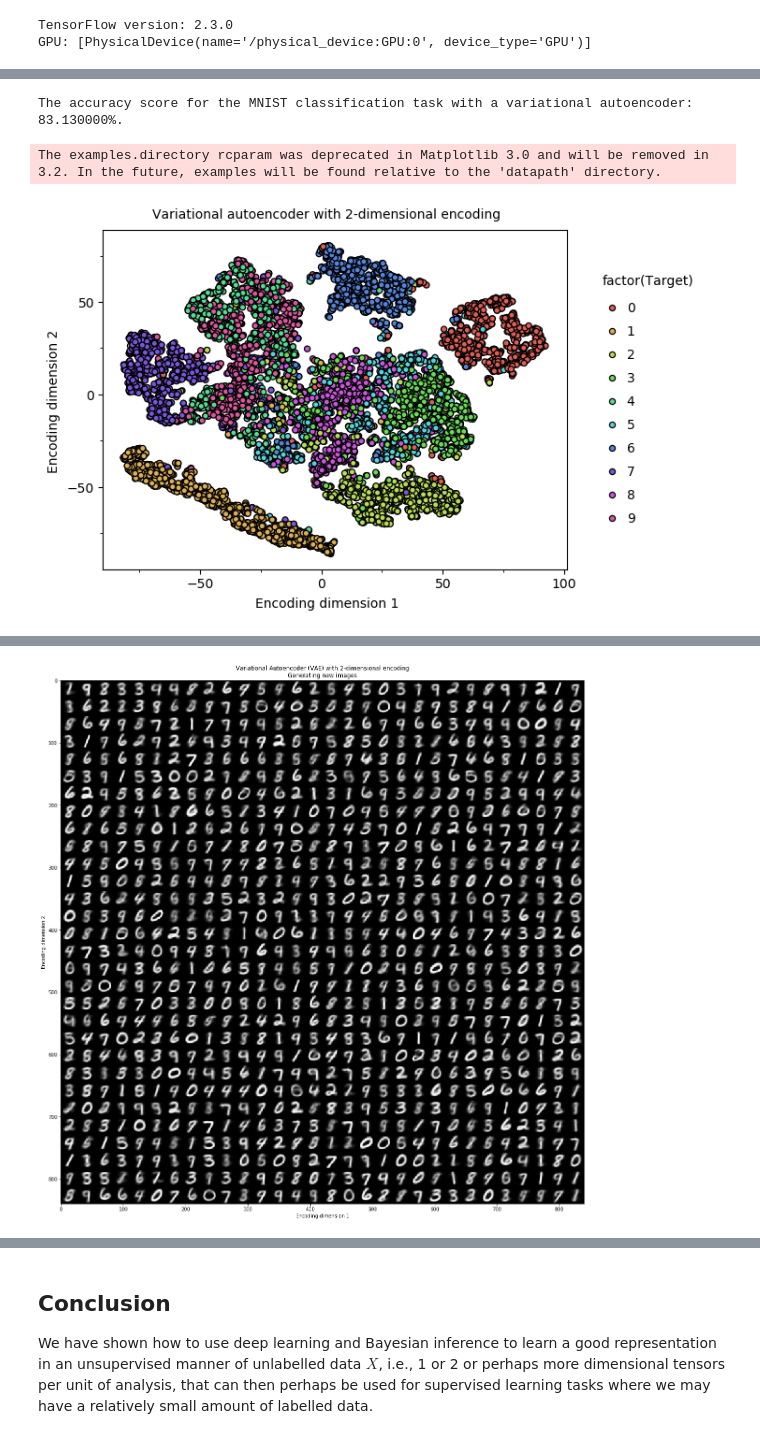
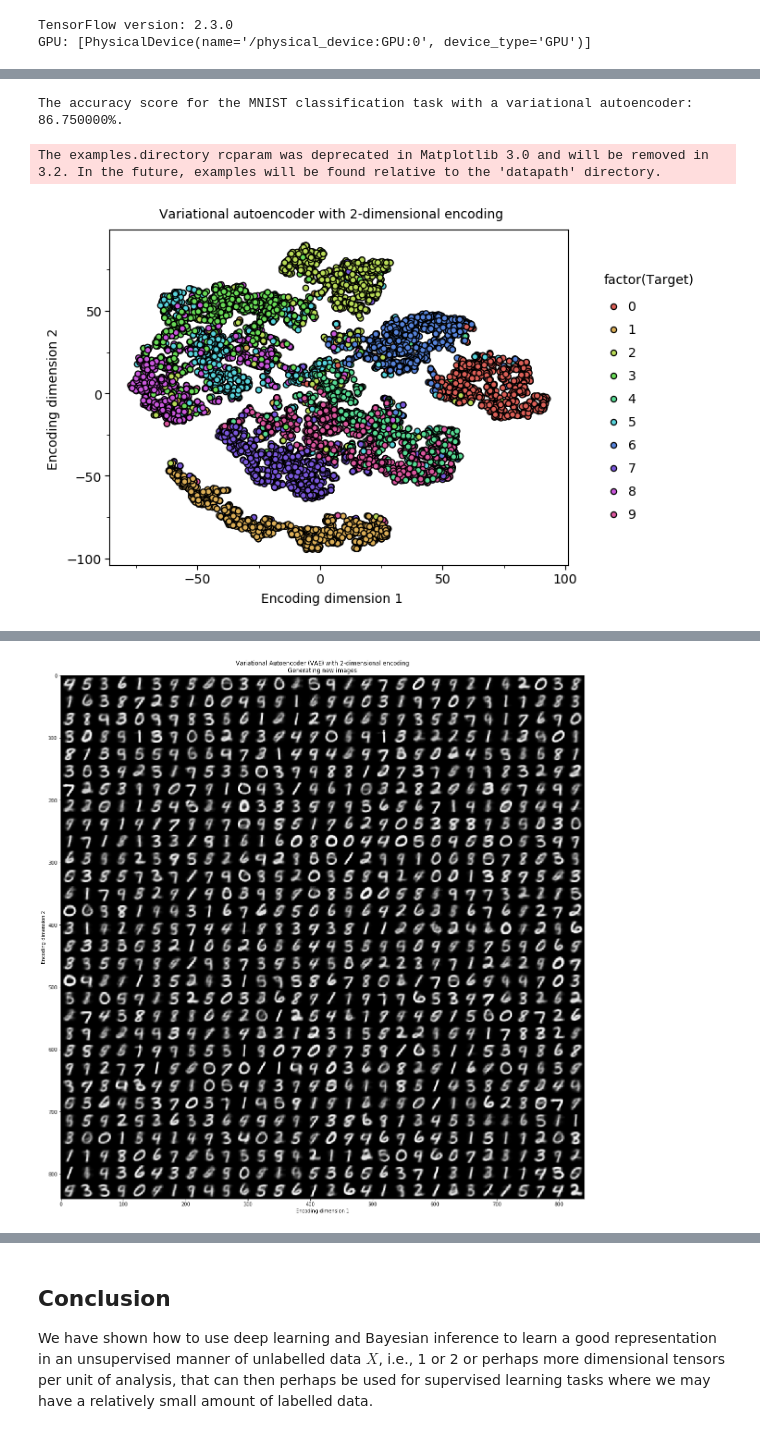
Before and after one commit to hamaadshah/autoencoders_tensorflow, a Jupyter notebook: autoencoders.ipynb, the cells around one changed output, grey strips where cells are left out. Drawn from its saved outputs; the diff is of its cells as text; code cells hidden in the pictures.

```diff
--- a/autoencoders.ipynb
+++ b/autoencoders.ipynb
@@ -1013,0 +1162,26 @@ The accuracy score for the MNIST classification task with a sequence to sequence
+# %%
+tsne = TSNE(n_components=2)
+with tf.device(device_name="/CPU:0"):
+    test_encoded_df = pd.DataFrame(
+        data=tsne.fit_transform(
+            X=tf.keras.layers.Flatten(data_format="channels_last")(
+                seq2seq_autoencoder.encoder(x_test)
+            )
+        ),
+        columns=["Encoding_1", "Encoding_2"],
+    )
+test_encoded_df["Target"] = y_test
+
+cluster_plot = (
+    plotnine.ggplot(data=test_encoded_df)
+    + plotnine.geom_point(
+        mapping=plotnine.aes(x="Encoding_1", y="Encoding_2", fill="factor(Target)"),
+        size=2,
+        color="black",
+    )
+    + plotnine.xlab(xlab="Encoding dimension 1")
+    + plotnine.ylab(ylab="Encoding dimension 2")
+    + plotnine.ggtitle(title="Seq2Seq autoencoder with 2-dimensional encoding")
+    + plotnine.theme_matplotlib()
+)
+print(cluster_plot)
@@ -1162,6 +1340,9 @@ class VariationalAutoencoder(tf.keras.Model):
         )
 
         return tf.reduce_mean(input_tensor=recon + kl)
+
+    def feature_extractor(self, x):
+        return self.mu(self.encoder(x))
 # %%
 @tf.function
 def train_step(x, truth, model):
@@ -1265,7 +1446,7 @@ pipe_variational_autoencoder = Pipeline(
 
 with tf.device(device_name="/CPU:0"):
     pipe_variational_autoencoder.fit(
-        X=variational_autoencoder.encoder(
+        X=variational_autoencoder.feature_extractor(
             sampled_x_train.reshape(
                 sampled_x_train.shape[0],
                 sampled_x_train.shape[1] * sampled_x_train.shape[2],
@@ -1275,7 +1456,7 @@ with tf.device(device_name="/CPU:0"):
     )
 
     acc_variational_autoencoder = pipe_variational_autoencoder.score(
-        X=variational_autoencoder.encoder(
+        X=variational_autoencoder.feature_extractor(
             x_test.reshape(x_test.shape[0], x_test.shape[1] * x_test.shape[2])
         ),
         y=y_test,
@@ -1286,13 +1467,13 @@ print(
     % (acc_variational_autoencoder * 100)
 )
 # %% [output]
-The accuracy score for the MNIST classification task with a variational autoencoder: 83.130000%.
+The accuracy score for the MNIST classification task with a variational autoencoder: 86.750000%.
 # %%
 tsne = TSNE(n_components=2)
 with tf.device(device_name="/CPU:0"):
     test_encoded_df = pd.DataFrame(
         data=tsne.fit_transform(
-            X=variational_autoencoder.encoder(
+            X=variational_autoencoder.feature_extractor(
                 x_test.reshape(x_test.shape[0], x_test.shape[1] * x_test.shape[2])
             )
         ),
@@ -1317,35 +1498,36 @@ print(cluster_plot)
 n = 30
 digit_size = 28
 figure = np.zeros(shape=(digit_size * n, digit_size * n))
-grid_x = norm.ppf(q=np.linspace(start=0.05, stop=0.95, num=n))
-grid_y = norm.ppf(q=np.linspace(start=0.05, stop=0.95, num=n))
 
 with tf.device(device_name="/CPU:0"):
     for i in range(n):
         for j in range(n):
             decoded = variational_autoencoder.decoder(
                 np.array(
                     object=np.random.normal(
-                        loc=0.0, scale=1.0, size=(1, variational_autoencoder.num_encoding)
+                        loc=0.0,
+                        scale=1.0,
+                        size=(1, variational_autoencoder.num_encoding),
                     )
                 )
             ).numpy()
             digit = decoded.reshape(digit_size, digit_size)
             figure[
-                i * digit_size : (i + 1) * digit_size, j * digit_size : (j + 1) * digit_size
+                i * digit_size : (i + 1) * digit_size,
+                j * digit_size : (j + 1) * digit_size,
             ] = digit
 
 plt.figure(figsize=(20, 20))
 plt.imshow(X=figure, cmap="Greys_r")
 plt.title(
     label="Variational Autoencoder (VAE) with 2-dimensional encoding\nGenerating new images"
 )
 plt.xlabel(xlabel="Encoding dimension 1")
 plt.ylabel(ylabel="Encoding dimension 2")
 plt.savefig(
     fname="/home/hamaad/Projects/autoencoders_tensorflow/VAE_Generated_Images.png"
 )
 plt.show()
 # %% [output]
 The examples.directory rcparam was deprecated in Matplotlib 3.0 and will be removed in 3.2. In the future, examples will be found relative to the 'datapath' directory.
-[figure, old version]
+[figure, new version]
@@ -1355,7 +1537,7 @@ WARNING:tensorflow:Layer batch_normalization_24 is casting an input tensor from
 If you intended to run this layer in float32, you can safely ignore this warning. If in doubt, this warning is likely only an issue if you are porting a TensorFlow 1.X model to TensorFlow 2.
 
 To change all layers to have dtype float64 by default, call `tf.keras.backend.set_floatx('float64')`. To change just this layer, pass dtype='float64' to the layer constructor. If you are the author of ...
-[figure, old version]
+[figure, new version]
 # %% [markdown]
 ## MNIST: 2 Dimensional Convolutional Autoencoders
 
```
Also changed, not shown: parts of 28 cells of this notebook, 1 other file.
